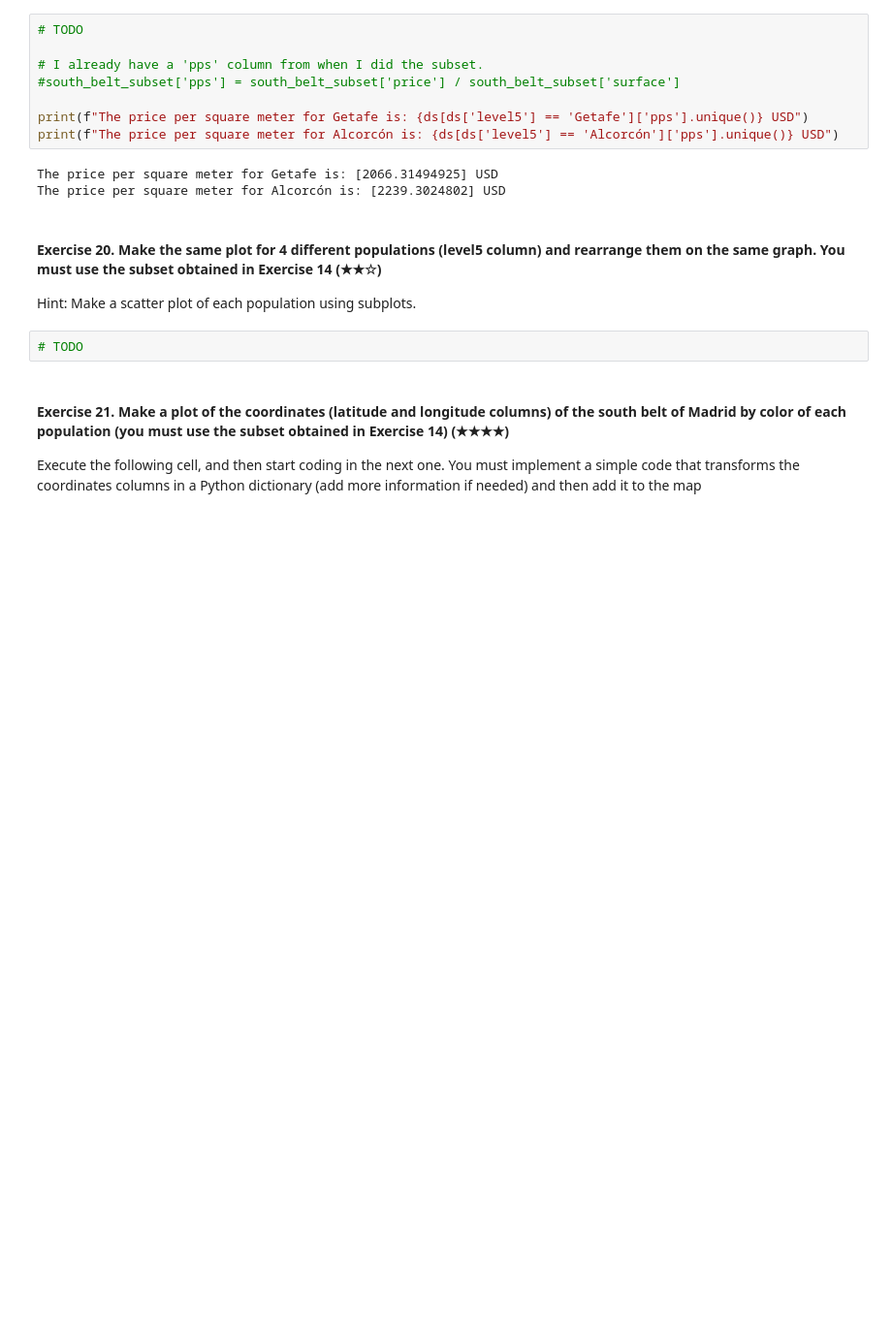
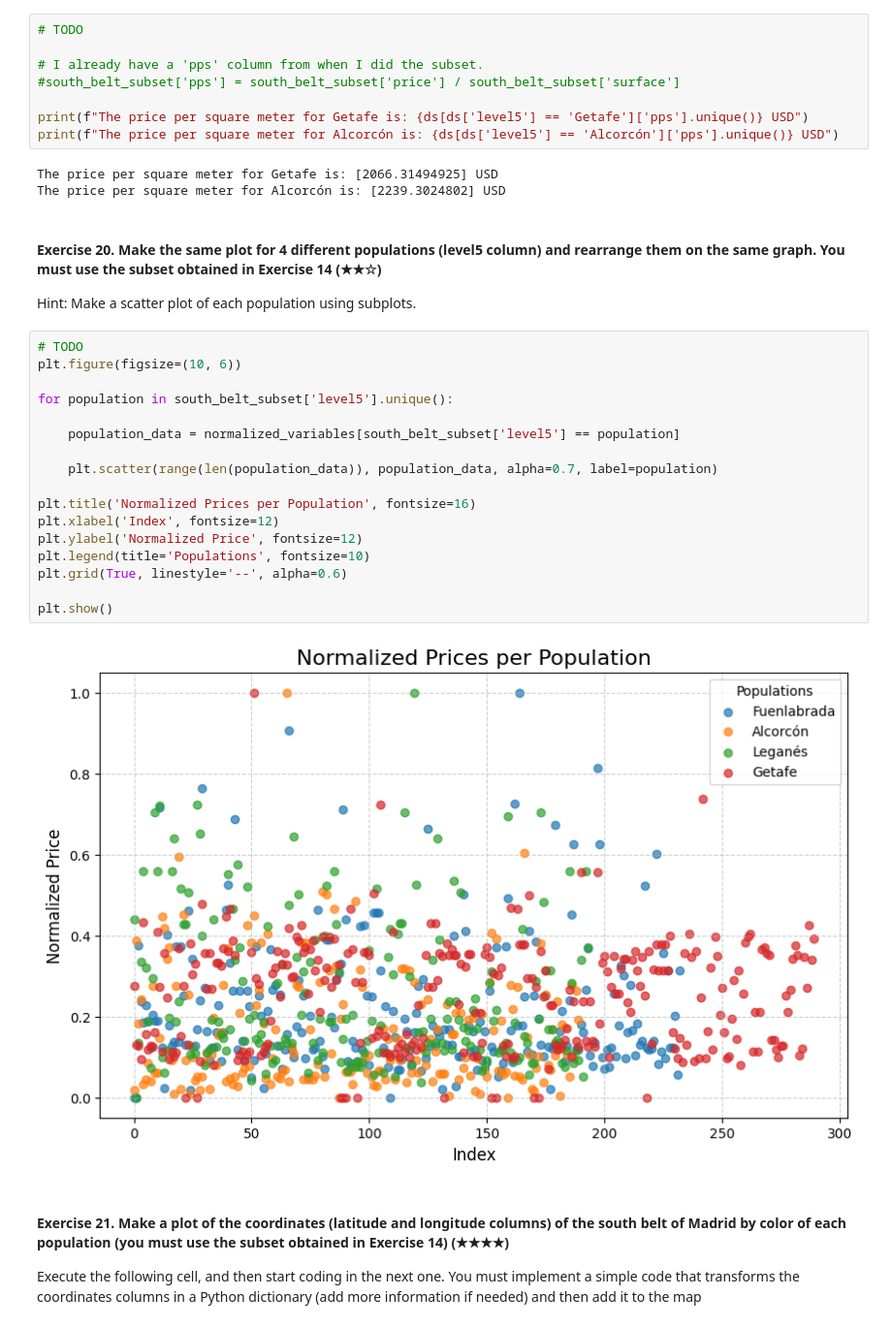
Before and after one commit to fegade99/realestate-datacleanup-exercise, a Jupyter notebook: project.ipynb, the cells around one changed output. Shown at 97% size. Drawn from its saved outputs; the diff is of its cells as text; blank space fills up the shorter version.

```diff
--- a/project.ipynb
+++ b/project.ipynb
@@ -335,6 +334,23 @@ The price per square meter for Alcorcón is: [2239.3024802] USD
 Hint: Make a scatter plot of each population using subplots.
 # %%
 # TODO
+plt.figure(figsize=(10, 6))
+
+for population in south_belt_subset['level5'].unique():
+
+    population_data = normalized_variables[south_belt_subset['level5'] == population]
+
+    plt.scatter(range(len(population_data)), population_data, alpha=0.7, label=population)
+
+plt.title('Normalized Prices per Population', fontsize=16)
+plt.xlabel('Index', fontsize=12)
+plt.ylabel('Normalized Price', fontsize=12)
+plt.legend(title='Populations', fontsize=10)
+plt.grid(True, linestyle='--', alpha=0.6)
+
+plt.show()
+# %% [output]
+[figure, added]
 # %% [markdown]
 #### Exercise 21. Make a plot of the coordinates (latitude and longitude columns) of the south belt of Madrid by color of each population (you must use the subset obtained in Exercise 14) (★★★★)
 
```
Also changed, not shown: parts of 3 cells of this notebook.
